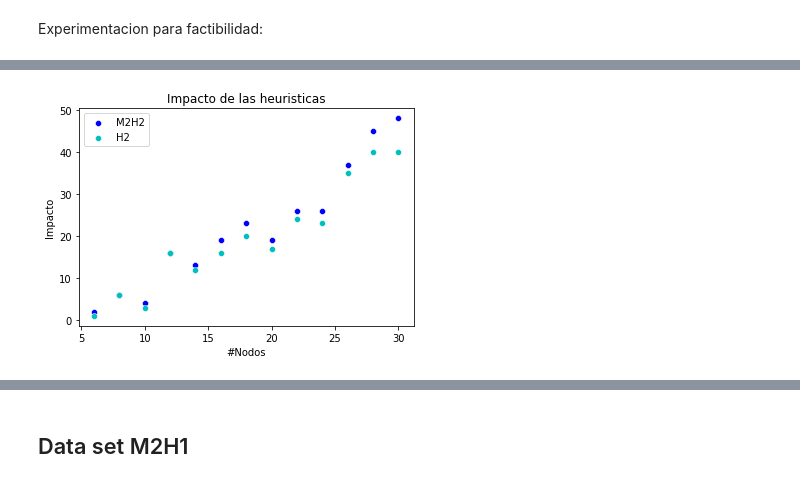
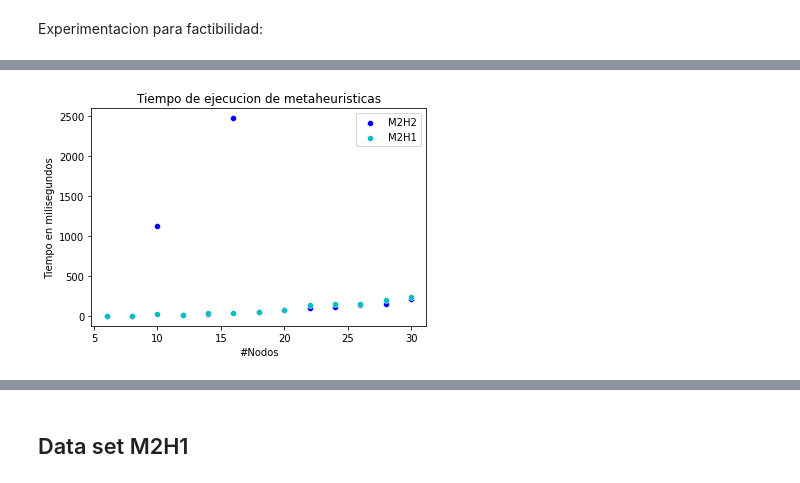
Before and after one commit to sebasbocaccio/AED3-Tp2-Metaheuristicas, a Jupyter notebook: Grafo/Plotter.ipynb, the cells around one changed output, grey strips where cells are left out. Cells and saved outputs as stored; diff of their text form; code cells hidden in the pictures.

Commit message:
Arreglo errores de python a la hora de correr experimento 3

```diff
--- a/Grafo/Plotter.ipynb
+++ b/Grafo/Plotter.ipynb
@@ -73,4 +79,7 @@ plt.savefig("graficos/h1vsh2TIEMPO.svg");
 # %%
 M2H2 = pd.read_csv("resultados/Experimento3/M2H2.csv");
+M2H1 = pd.read_csv("resultados/Experimento3/M2H1.csv");
+M1H2 = pd.read_csv("resultados/Experimento3/M1H2.csv");
+M1H1 = pd.read_csv("resultados/Experimento3/M1H1.csv");
 print(M2H2)
 # %% [output]
@@ -93,9 +146,9 @@ Experimentacion para factibilidad:
 # %%
-fig = sns.scatterplot(data=M2H2, x='N', y='Impacto', color="b", label="M2H2");
-fig = sns.scatterplot(data=h2, x='N', y='Impacto', color="c", label="H2");
+fig = sns.scatterplot(data=M2H2, x='N', y='Tiempo', color="b", label="M2H2");
+fig = sns.scatterplot(data=M2H1, x='N', y='Tiempo', color="c", label="M2H1");
 
-fig.set_title('Impacto de las heuristicas')
-fig.set(xlabel='#Nodos', ylabel='Impacto');
-plt.savefig("graficos/comparacionM2VSH2.svg");
+fig.set_title('Tiempo de ejecucion de metaheuristicas')
+fig.set(xlabel='#Nodos', ylabel='Tiempo en milisegundos');
+plt.savefig("graficos/M21vsM22TIEMPO.png");
 # %% [output]
-[figure, old version]
+[figure, new version]
```
Also changed, not shown: parts of 13 cells of this notebook, 18 other files.
